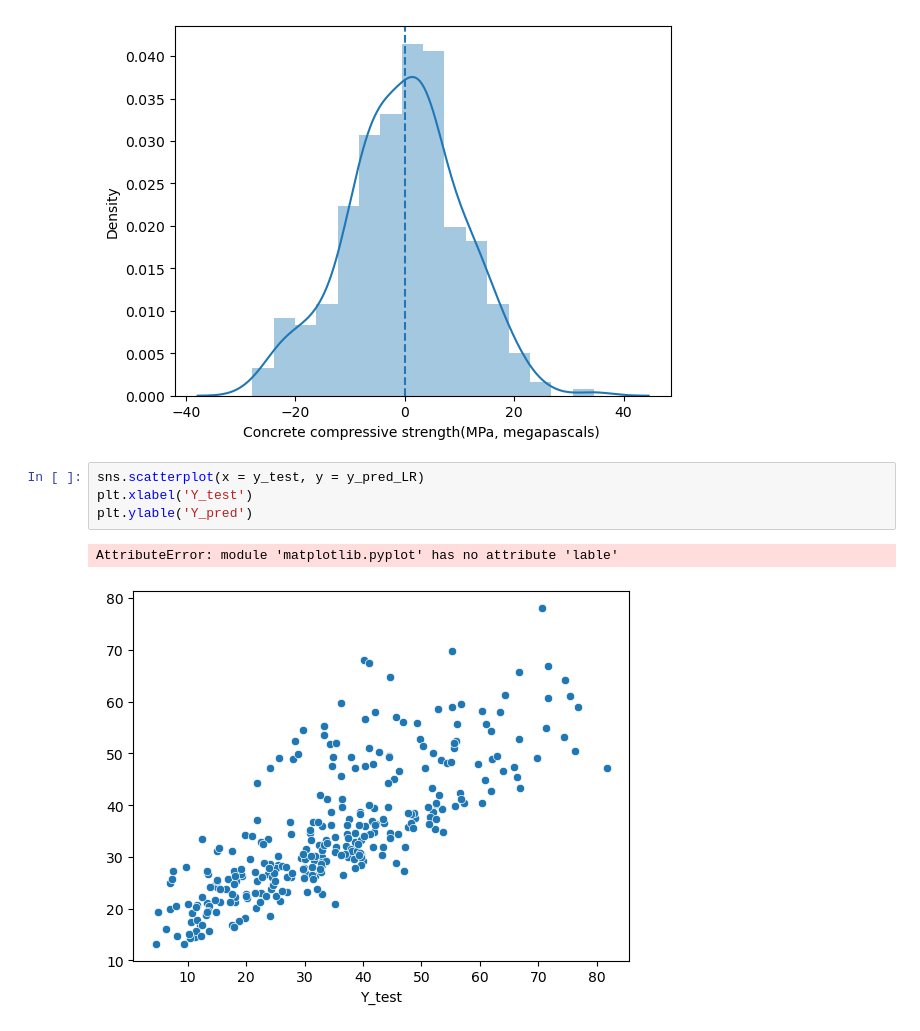
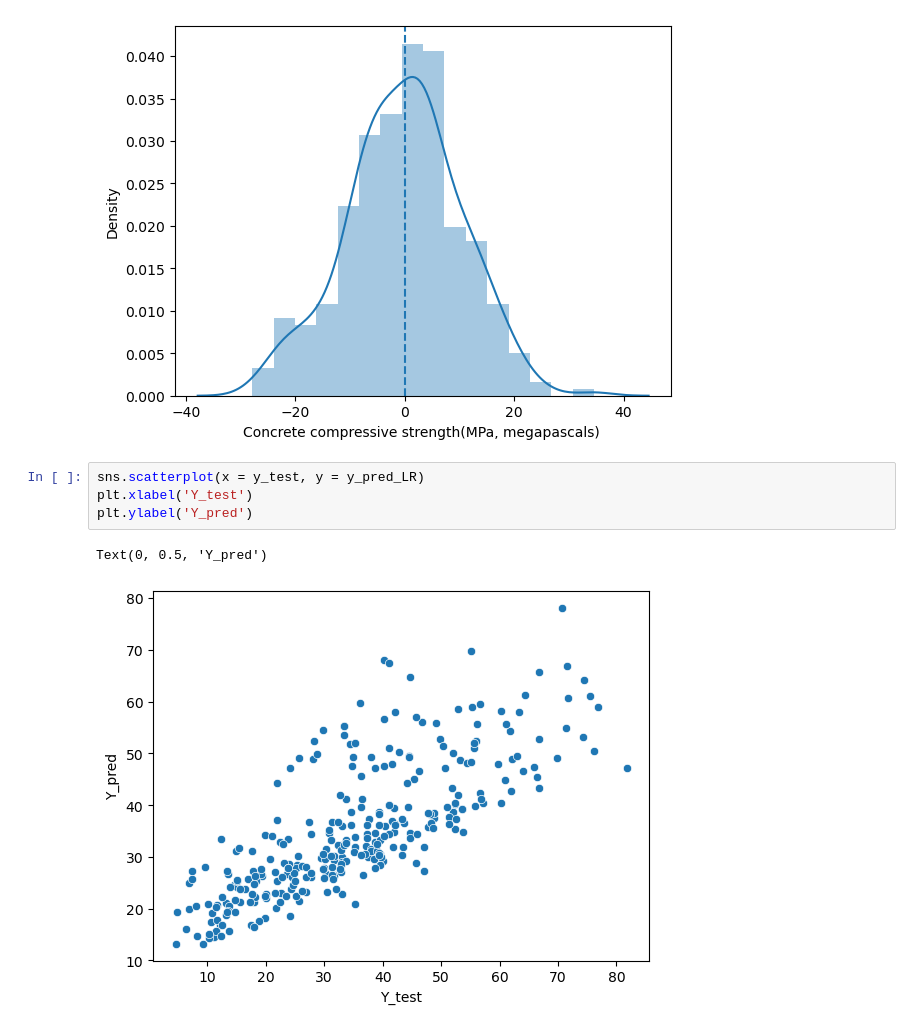
Before and after one commit to harshthorve284/CementPrediction_Model, a Jupyter notebook: Model.ipynb, the cells around one changed output. Saved outputs shown, nothing was run; the diff lists cells and outputs as text.

```diff
--- a/Model.ipynb
+++ b/Model.ipynb
@@ -248,8 +250,8 @@ plt.axvline(0,linestyle= '--')
 # %%
 sns.scatterplot(x = y_test, y = y_pred_LR)
 plt.xlabel('Y_test')
-plt.ylable('Y_pred')
+plt.ylabel('Y_pred')
 # %% [output]
-AttributeError: module 'matplotlib.pyplot' has no attribute 'lable'
+Text(0, 0.5, 'Y_pred')
-[figure, old version]
+[figure, new version]
 # %%
```
Also changed, not shown: parts of 13 cells of this notebook, 1 other file.
